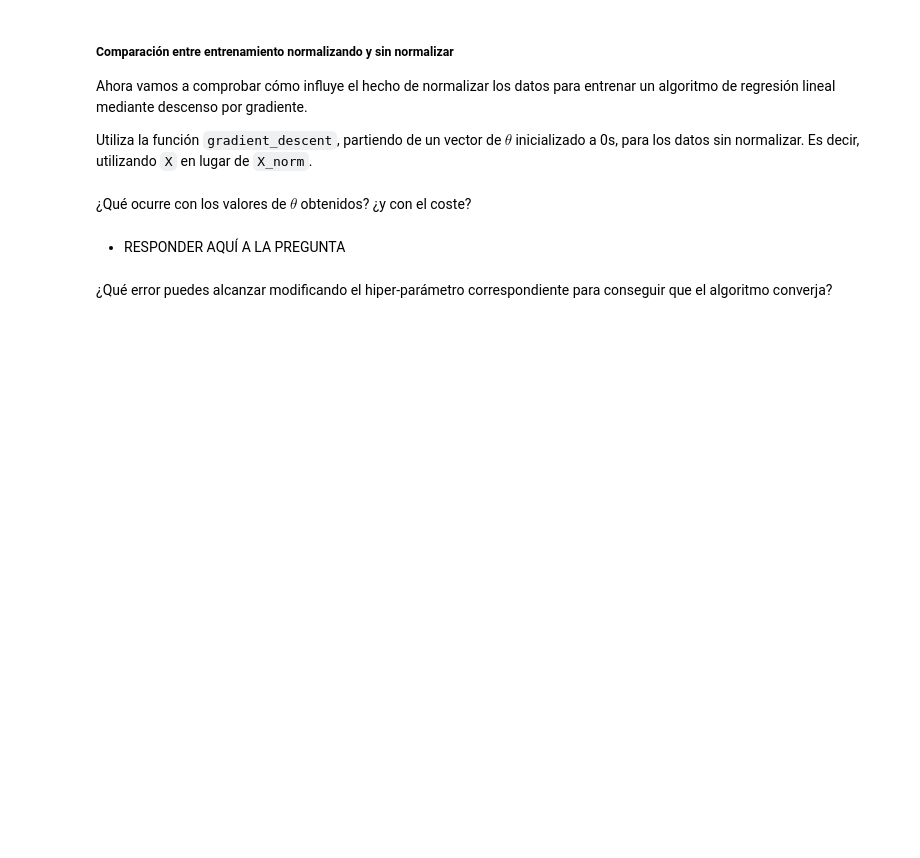
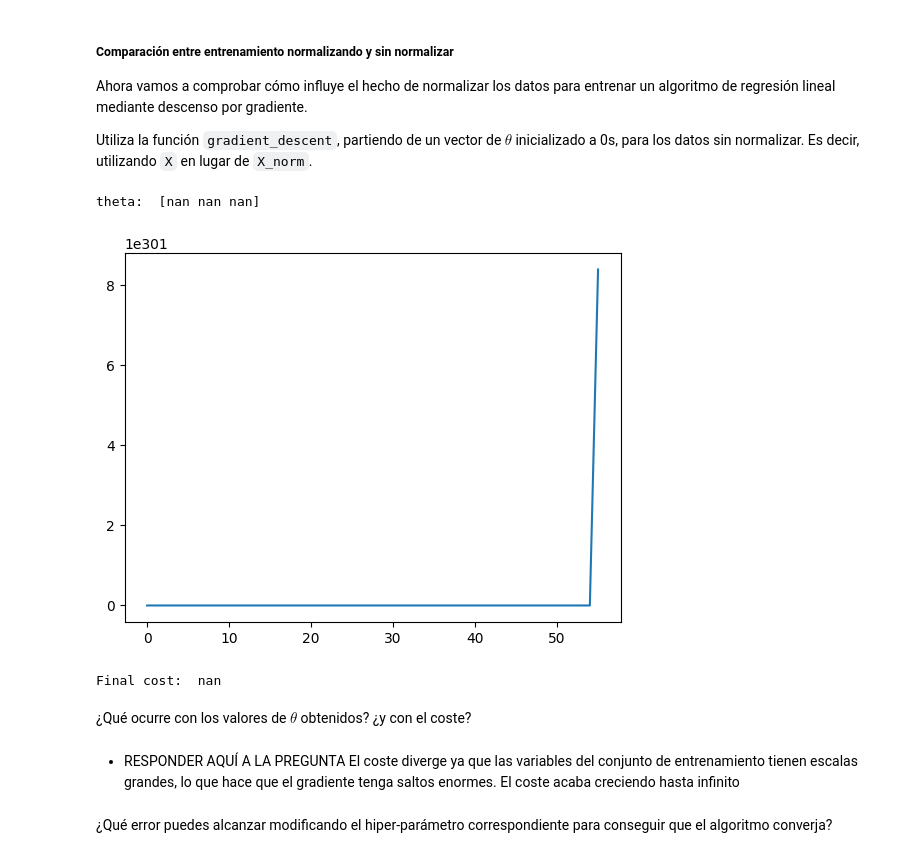
Before and after one commit to TomasAlignani/APRENDIZAJE, a Jupyter notebook: 3. RegresionLineal_Nvariables/practica3_RegresionLineal_Nvariables.ipynb, the cells around one changed output. Cells and saved outputs as stored; diff of their text form; code cells hidden in the pictures; blank space fills up the shorter version.

```diff
--- a/3. RegresionLineal_Nvariables/practica3_RegresionLineal_Nvariables.ipynb
+++ b/3. RegresionLineal_Nvariables/practica3_RegresionLineal_Nvariables.ipynb
@@ -273,15 +337,24 @@ Ahora vamos a comprobar cómo influye el hecho de normalizar los datos para entr
 Utiliza la función `gradient_descent`, partiendo de un vector de $\theta$ inicializado a 0s, para los datos sin normalizar. Es decir, utilizando `X` en lugar de `X_norm`.
 # %%
 # <RELLENAR>
+theta = np.zeros(shape=[3, 1])
+theta, costs = gradient_descent(X, y, theta, alpha=0.01, num_iters=1500)
 print('theta: ', theta.ravel())
 
 # Muestra la gráfica con la evolución del coste J obtenido de la salida de gradient_descent
 # <RELLENAR>
+plt.plot(costs)
+plt.show()
 print('Final cost: ', costs[-1])
+# %% [output]
+theta:  [nan nan nan]
+[figure, added]
+Final cost:  nan
 # %% [markdown]
 ¿Qué ocurre con los valores de $\theta$ obtenidos? ¿y con el coste?
-# %% [markdown]
-* RESPONDER AQUÍ A LA PREGUNTA
+# %% [markdown]
+* RESPONDER AQUÍ A LA PREGUNTA
+El coste diverge ya que las variables del conjunto de entrenamiento tienen escalas grandes, lo que hace que el gradiente tenga saltos enormes. El coste acaba creciendo hasta infinito
 # %% [markdown]
 ¿Qué error puedes alcanzar modificando el hiper-parámetro correspondiente para conseguir que el algoritmo converja?
 # %%
```
Also changed, not shown: parts of 19 cells of this notebook.
